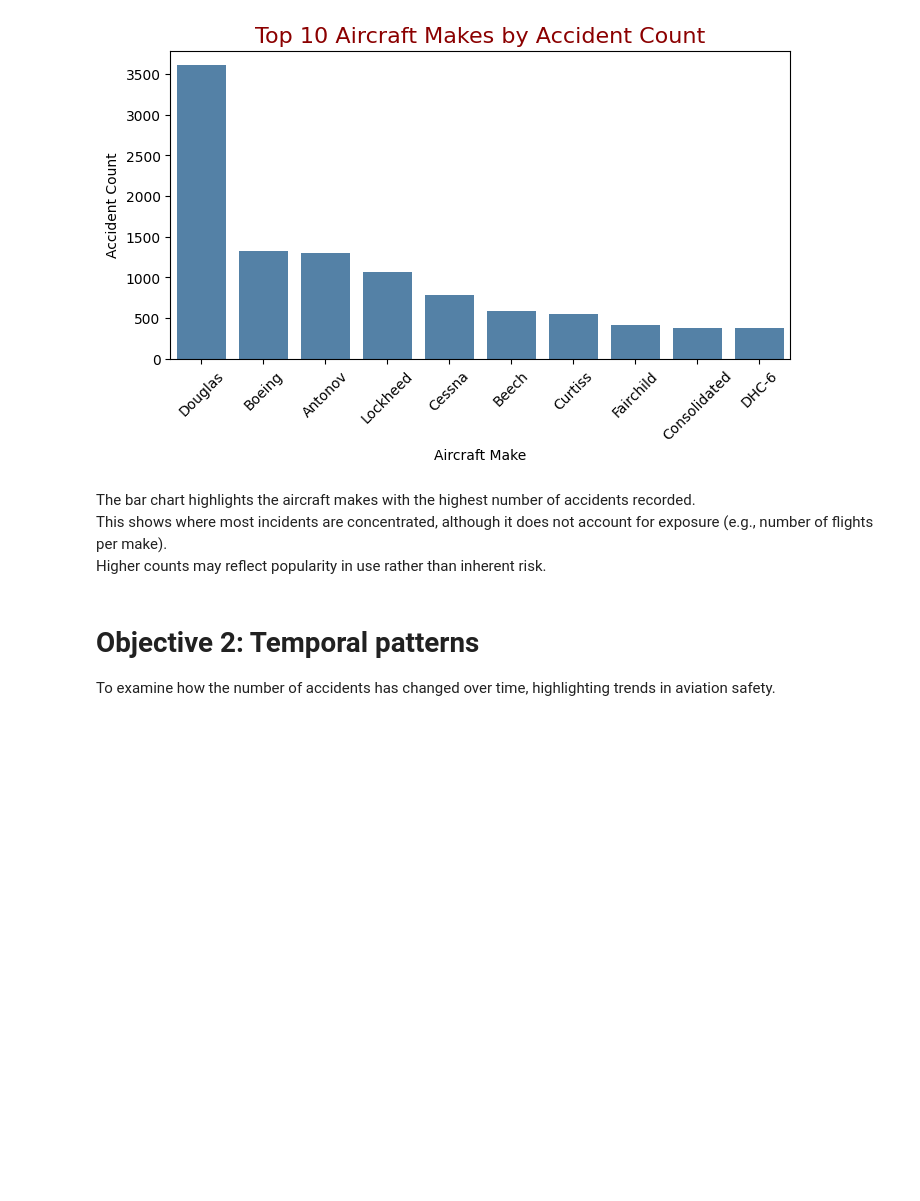
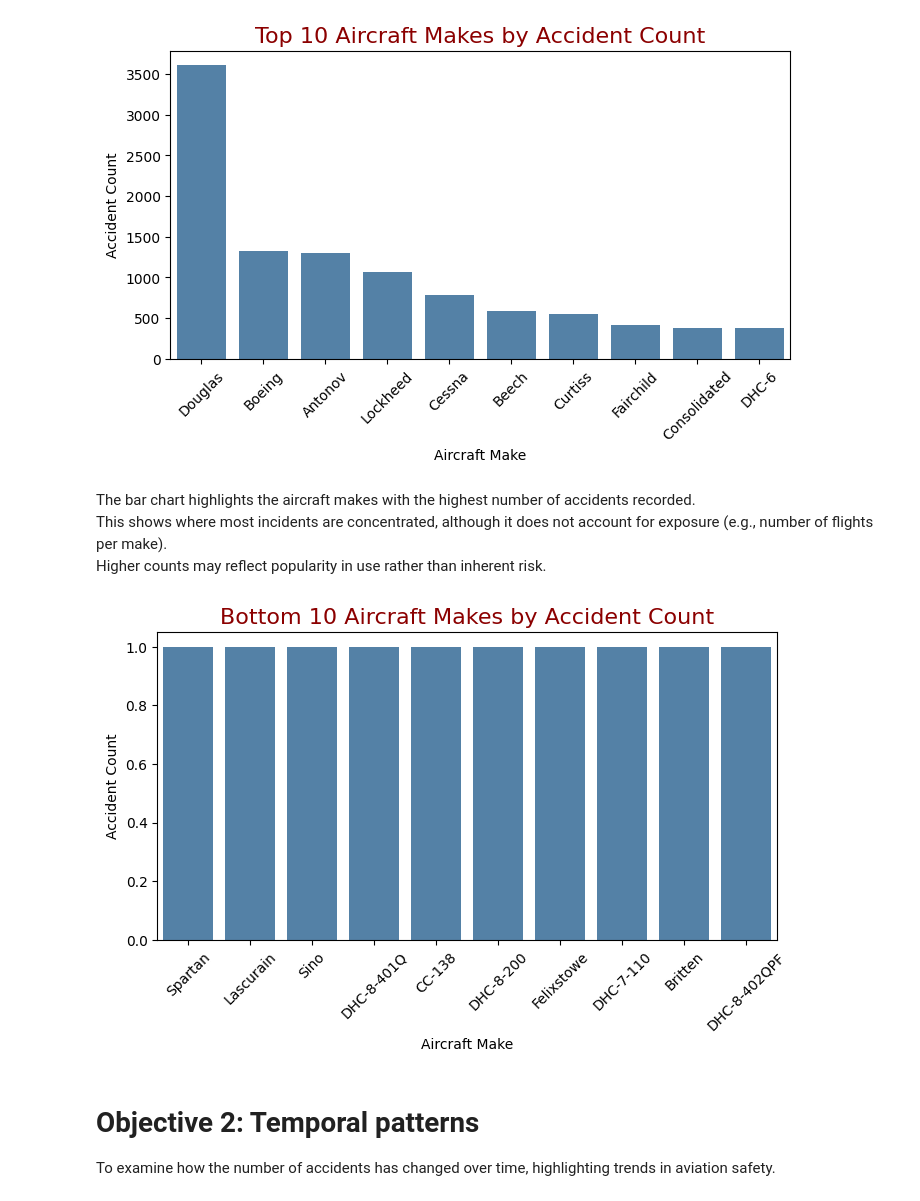
Before and after one commit to Kaks753/Projects, a Jupyter notebook: aviation_accidents.ipynb, the cells around one changed output. Cells and saved outputs as stored; diff of their text form; code cells hidden in the pictures; blank space fills up the shorter version.

```diff
--- a/aviation_accidents.ipynb
+++ b/aviation_accidents.ipynb
@@ -331,6 +329,19 @@ plt.show()
 The bar chart highlights the aircraft makes with the highest number of accidents recorded.
 This shows where most incidents are concentrated, although it does not account for exposure (e.g., number of flights per make).
 Higher counts may reflect popularity in use rather than inherent risk.
+# %%
+
+bottom_makes = aviation_accidents_cleaned['type'].astype(str).str.split().str[0].value_counts().tail(10)
+
+plt.figure(figsize=(8,4))
+sns.barplot(x=bottom_makes.index, y=bottom_makes.values, color="steelblue")
+plt.title("Bottom 10 Aircraft Makes by Accident Count", fontsize=16, color='darkred')
+plt.xlabel("Aircraft Make")
+plt.ylabel("Accident Count")
+plt.xticks(rotation=45)
+plt.show()
+# %% [output]
+[figure, added]
 # %% [markdown]
 # Objective 2: Temporal patterns
 
```
Also changed, not shown: parts of 4 cells of this notebook.
